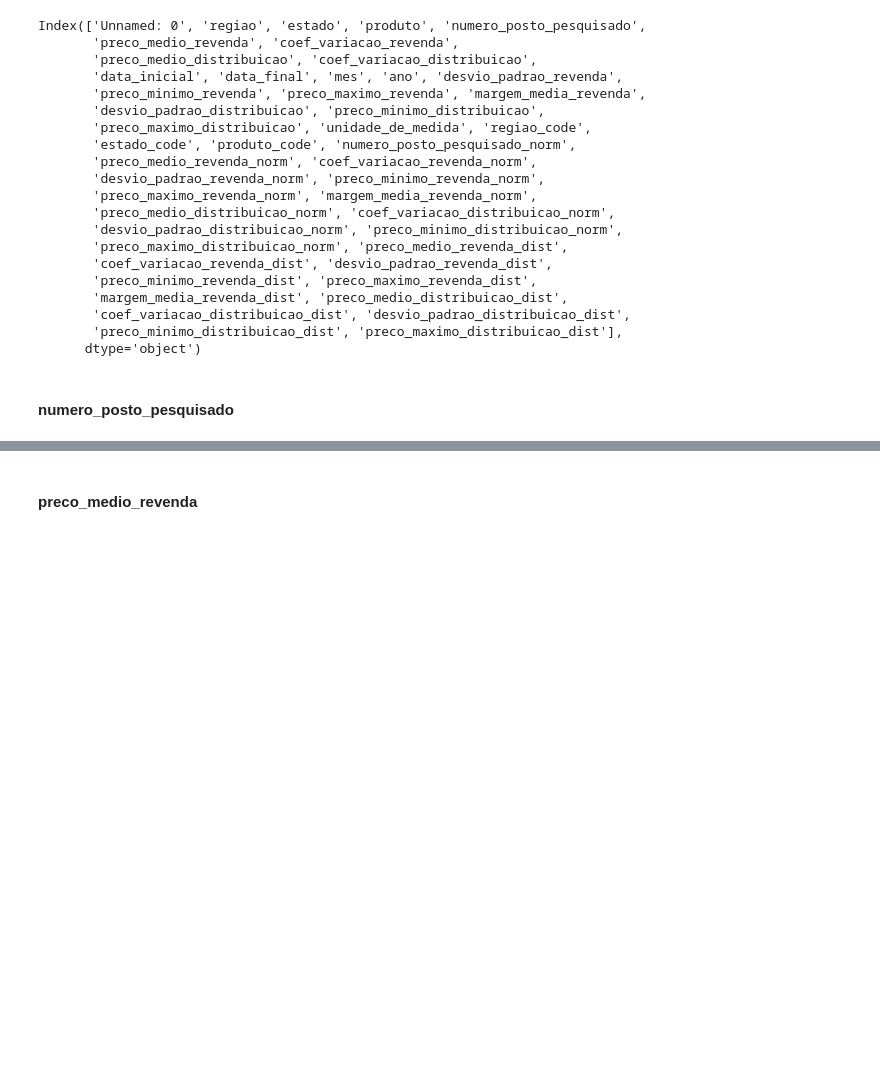
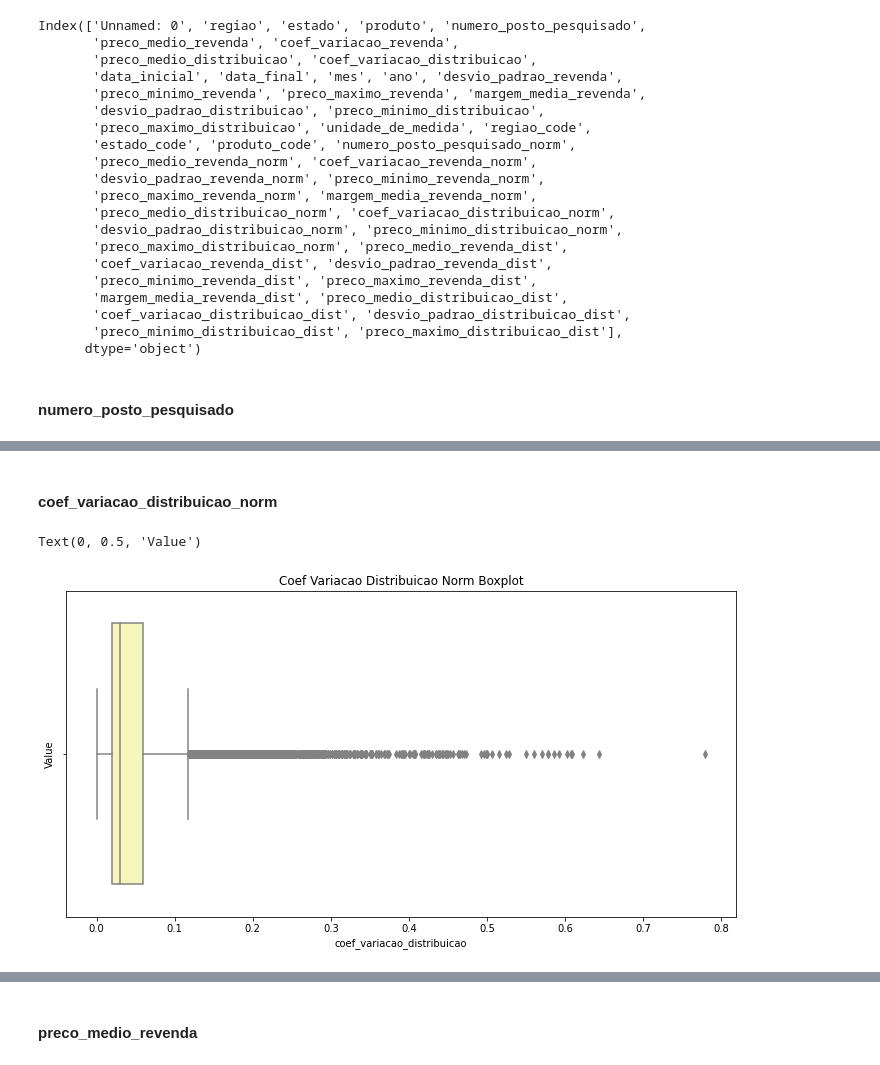
Before and after one commit to 02-data-analysis-cv-cin/gas-prices-brazil, a Jupyter notebook: notebook/gas_price_in_brazil.ipynb, the cells around one changed output, grey strips where cells are left out. Cells and saved outputs as stored; diff of their text form; code cells hidden in the pictures; blank space fills up the shorter version.

```diff
--- a/notebook/gas_price_in_brazil.ipynb
+++ b/notebook/gas_price_in_brazil.ipynb
@@ -2373,0 +2401,11 @@ Text(0, 0.5, 'Value')
+# %% [markdown]
+#### coef_variacao_distribuicao_norm
+# %%
+plt.figure(figsize=(12,6))
+plt.subplot(1,1,1)
+fig = sns.boxplot(x='coef_variacao_distribuicao', data= gas_prices_brazil_df, orient='v', color ='#ffffb2')
+fig.set_title('Coef Variacao Distribuicao Norm Boxplot')
+fig.set_ylabel('Value')
+# %% [output]
+Text(0, 0.5, 'Value')
+[figure, added]
```
Also changed, not shown: parts of 37 cells of this notebook, 2 other files.
